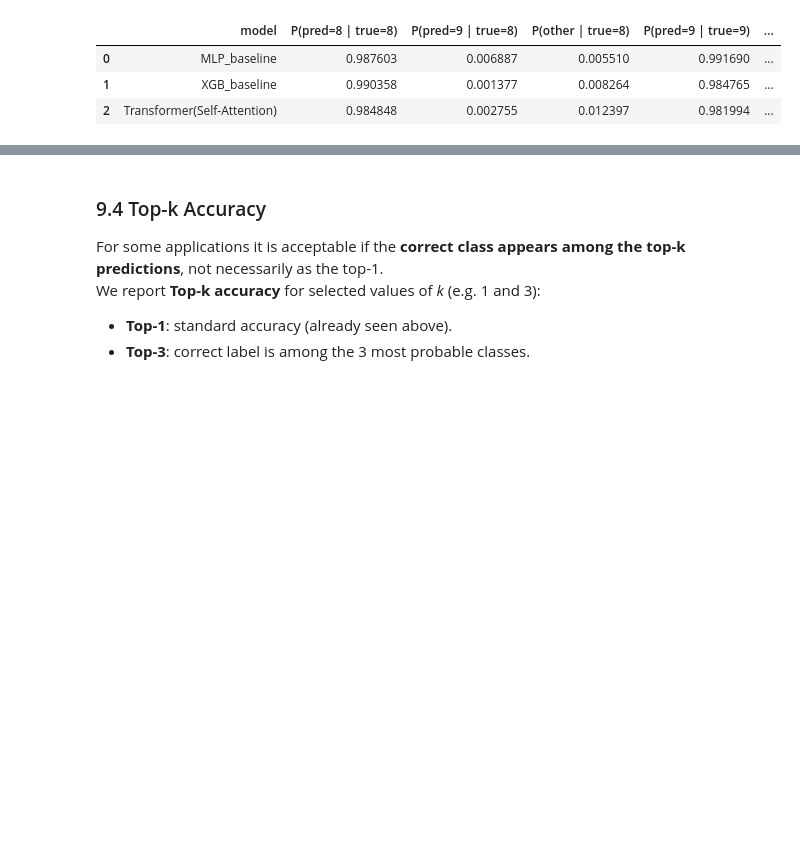
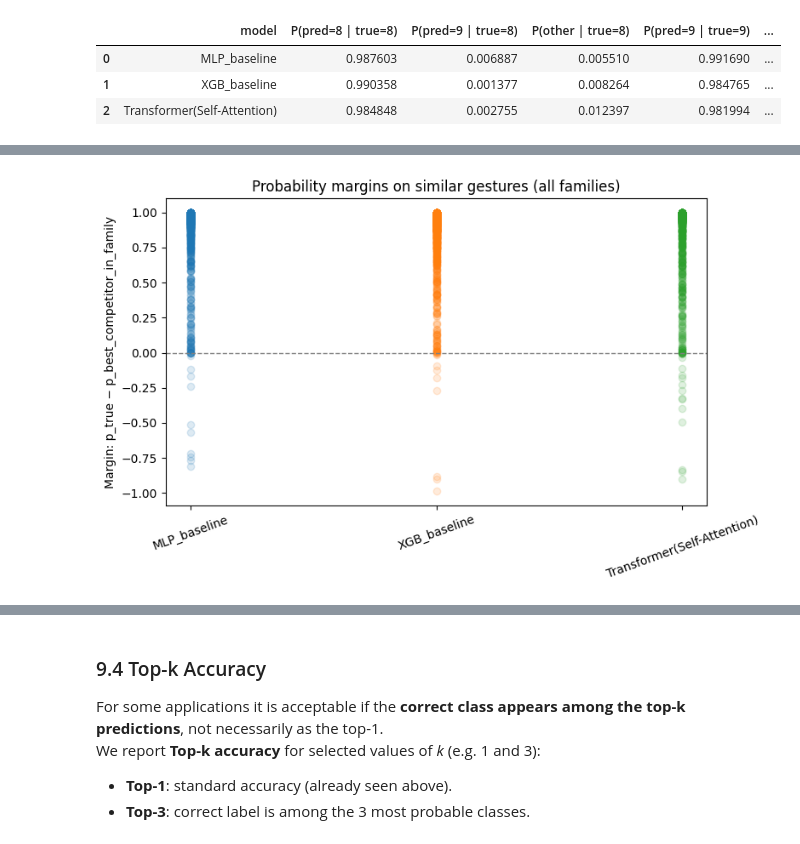
Before and after one commit to NatBrian/mediapipe-hand-recognition, a Jupyter notebook: notebooks/keypoint_training_transformer_self_attention.ipynb, the cells around one changed output, grey strips where cells are left out. Cells and saved outputs as stored; diff of their text form; code cells hidden in the pictures; blank space fills up the shorter version.

```diff
--- a/notebooks/keypoint_training_transformer_self_attention.ipynb
+++ b/notebooks/keypoint_training_transformer_self_attention.ipynb
@@ -1023,0 +1216,87 @@ Binary subtask performance for distinguishing class 8 (label 8) vs class 9 (labe
+# %%
+# Collect all labels that appear in gesture families
+all_family_labels = sorted({lab for fam in SIMILAR_FAMILIES.values() for lab in fam})
+all_family_labels = np.array(all_family_labels)
+
+margin_rows = []
+
+for model_name in MODEL_ORDER:
+    proba = model_outputs[model_name]["proba"]  # shape: [N, NUM_CLASSES]
+    preds = model_outputs[model_name]["y_pred"]
+
+    for fam_key, fam_labels in SIMILAR_FAMILIES.items():
+        fam_labels = np.array(fam_labels)
+
+        # Samples where the true label belongs to this family
+        mask = np.isin(y_true, fam_labels)
+        if not np.any(mask):
+            continue
+
+        y_true_fam = y_true[mask]
+        proba_fam = proba[mask]
+        preds_fam = preds[mask]
+
+        # Indices of the true classes & competitor probs inside the same family
+        for yt, prob_vec, yp in zip(y_true_fam, proba_fam, preds_fam):
+            p_true = prob_vec[yt]
+
+            # Competitor probs: same family, excluding the true class
+            competitor_labels = fam_labels[fam_labels != yt]
+            if competitor_labels.size == 0:
+                continue  # family of size 1
+
+            p_competitors = prob_vec[competitor_labels]
+            p_best_competitor = p_competitors.max()
+
+            margin = p_true - p_best_competitor
+            correct = (yt == yp)
+
+            margin_rows.append({
+                "model": model_name,
+                "family": fam_key,
+                "true_label": int(yt),
+                "pred_label": int(yp),
+                "margin": margin,
+                "correct": correct,
+            })
+
+margin_df = pd.DataFrame(margin_rows)
+display(margin_df.head())
+
+# Summary: average margin per model/family, split by correct vs incorrect
+summary_margin = (
+    margin_df
+    .groupby(["model", "family", "correct"])["margin"]
+    .agg(["mean", "std", "count"])
+    .reset_index()
+)
+display(summary_margin)
+
+# Plot: margin distributions per model (all families combined)
+plt.figure(figsize=(8, 5))
+for model_name in MODEL_ORDER:
+    sub = margin_df[margin_df["model"] == model_name]
+    if sub.empty:
+        continue
+    # Slightly jitter x-position per model
+    x = np.full(len(sub), MODEL_ORDER.index(model_name))
+    plt.scatter(x, sub["margin"], alpha=0.15, label=model_name if model_name == MODEL_ORDER[0] else None)
+
+plt.axhline(0.0, color="gray", linestyle="--", linewidth=1)
+plt.xticks(range(len(MODEL_ORDER)), MODEL_ORDER, rotation=20)
+plt.ylabel("Margin: p_true − p_best_competitor_in_family")
+plt.title("Probability margins on similar gestures (all families)")
+plt.tight_layout()
+plt.show()
+
+# Optional: boxplot of margins per model (easier to read than scatter)
+plt.figure(figsize=(8, 5))
+box_data = [margin_df[margin_df["model"] == m]["margin"] for m in MODEL_ORDER]
+plt.boxplot(box_data, labels=MODEL_ORDER, showfliers=False)
+plt.axhline(0.0, color="gray", linestyle="--", linewidth=1)
+plt.ylabel("Margin: p_true − p_best_competitor_in_family")
+plt.title("Margin distribution per model on similar gestures")
+plt.xticks(rotation=20)
+plt.tight_layout()
+plt.show()
+# %% [output]
@@ -1023,0 +1326 @@ Binary subtask performance for distinguishing class 8 (label 8) vs class 9 (labe
+[figure, added]
```
Also changed, not shown: parts of 8 cells of this notebook, 2 other files.
